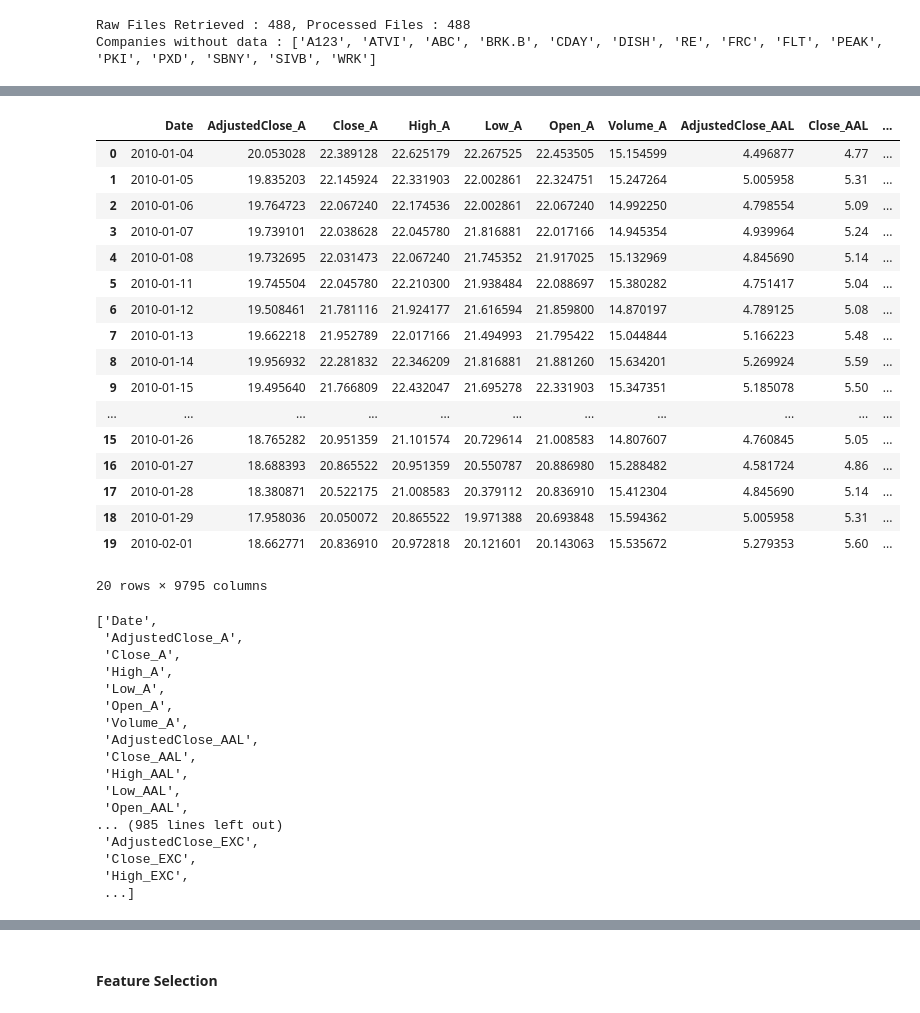
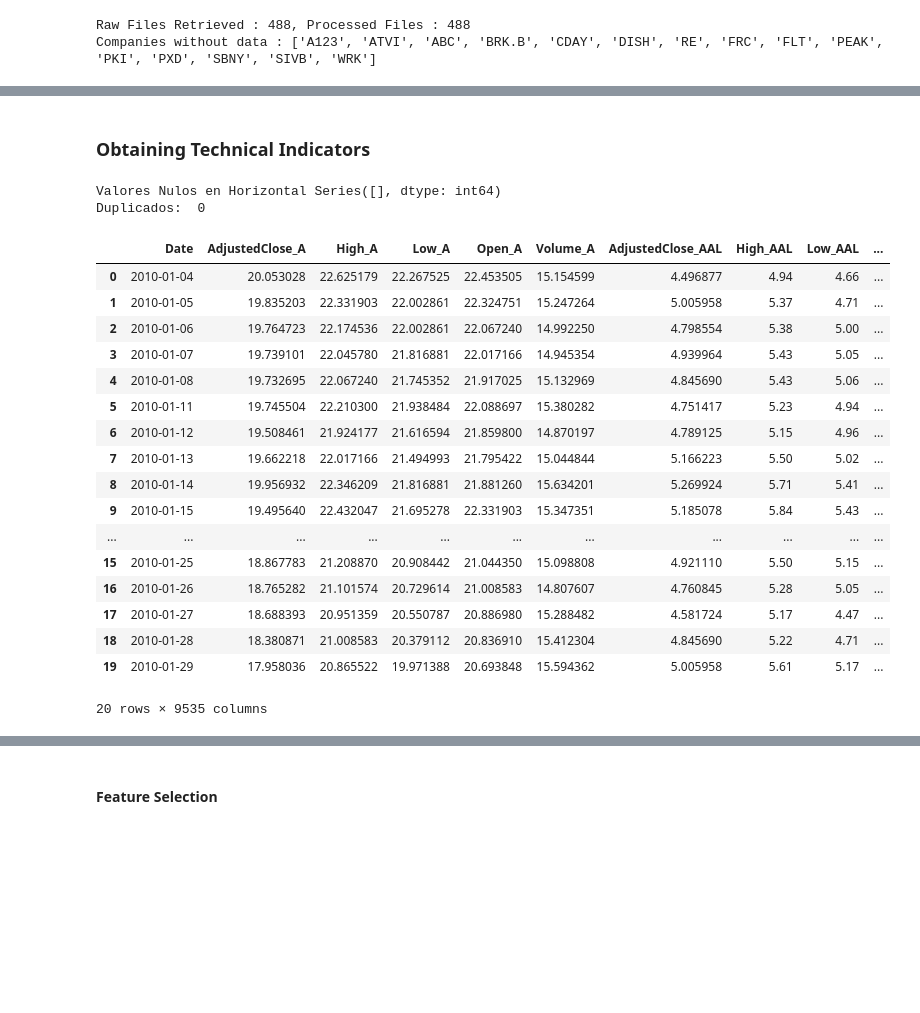
Before and after one commit to alfredofdlv/Proyect2_LABIACD, a Jupyter notebook: Notebook.ipynb, the cells around one changed output, grey strips where cells are left out. Cells and saved outputs as stored; diff of their text form; code cells hidden in the pictures; blank space fills up the shorter version.

```diff
--- a/Notebook.ipynb
+++ b/Notebook.ipynb
@@ -276,8 +195,7 @@ raw_data.to_csv(f"data/raw_2d_data.csv")
 # %%
 
-
-# raw_df=pd.read_csv('data/raw_2d_data.csv')
-# raw_data=raw_data.drop(columns=['Unnamed: 0'])
+raw_df=pd.read_csv('data/raw_2d_data.csv')
+raw_data=raw_df.drop(columns=['Unnamed: 0'])
 df = raw_data
 print('Size of Horizontal Structure',raw_data.shape)
 # %% [output]
@@ -329,57 +236,57 @@ Duplicados:  0
+# %% [markdown]
+### Obtaining Technical Indicators
 # %%
-
+reload(utils)
 
 df2=df.copy()
 
 df2['Date']=pd.to_datetime(df2['Date'],format="ISO8601")
 
-datos_tecnicos=join_technical_indicators(database=df2,axis=True)
+datos_tecnicos=join_technical_indicators(database=df2,folder = r"data/stocks",axis=True)
 
 df2 = pd.merge(df2, datos_tecnicos, on='Date', how='outer')
 df2 = df2.sort_values(by=[ 'Date']).reset_index(drop=True)
 
 df2['day']          = df2['Date'].dt.day.astype('float64')
 df2['month']        = df2['Date'].dt.month.astype('float64')
 df2['year']         = df2['Date'].dt.year.astype('float64')
 df2['day_of_week']  = df2['Date'].dt.dayofweek.astype('float64')
 
+
+# Filtrar y mostrar columnas con valores nulos en df2
+null_columns_df2 = df2.isnull().sum()
+print('Valores Nulos en Horizontal',null_columns_df2[null_columns_df2 > 0])
+
+print('Duplicados: ',df2.duplicated().sum())
+
+columnas_a_eliminar = [col for col in df2.columns if "Close_" in col and "AdjustedClose_" not in col]
+df2 = df2.drop(columns=columnas_a_eliminar)
 display(df2.head(20))
+
 
 train=df2[df2['Date']<'2024-01-01']
 test=df2[df2['Date']>='2024-01-01']
+
+train.to_csv('train.csv')
+test.to_csv('test.csv')
 # %% [output]
+Valores Nulos en Horizontal Series([], dtype: int64)
+Duplicados:  0
-|  | Date | AdjustedClose_A | Close_A | High_A | Low_A | Open_A | Volume_A | AdjustedClose_AAL | Close_AAL | ... |
-| 0 | 2010-01-04 | 20.053028 | 22.389128 | 22.625179 | 22.267525 | 22.453505 | 15.154599 | 4.496877 | 4.77 | ... |
-| 1 | 2010-01-05 | 19.835203 | 22.145924 | 22.331903 | 22.002861 | 22.324751 | 15.247264 | 5.005958 | 5.31 | ... |
-| 2 | 2010-01-06 | 19.764723 | 22.067240 | 22.174536 | 22.002861 | 22.067240 | 14.992250 | 4.798554 | 5.09 | ... |
-| 3 | 2010-01-07 | 19.739101 | 22.038628 | 22.045780 | 21.816881 | 22.017166 | 14.945354 | 4.939964 | 5.24 | ... |
-| 4 | 2010-01-08 | 19.732695 | 22.031473 | 22.067240 | 21.745352 | 21.917025 | 15.132969 | 4.845690 | 5.14 | ... |
-| 5 | 2010-01-11 | 19.745504 | 22.045780 | 22.210300 | 21.938484 | 22.088697 | 15.380282 | 4.751417 | 5.04 | ... |
-| 6 | 2010-01-12 | 19.508461 | 21.781116 | 21.924177 | 21.616594 | 21.859800 | 14.870197 | 4.789125 | 5.08 | ... |
-| 7 | 2010-01-13 | 19.662218 | 21.952789 | 22.017166 | 21.494993 | 21.795422 | 15.044844 | 5.166223 | 5.48 | ... |
-| 8 | 2010-01-14 | 19.956932 | 22.281832 | 22.346209 | 21.816881 | 21.881260 | 15.634201 | 5.269924 | 5.59 | ... |
-| 9 | 2010-01-15 | 19.495640 | 21.766809 | 22.432047 | 21.695278 | 22.331903 | 15.347351 | 5.185078 | 5.50 | ... |
+|  | Date | AdjustedClose_A | High_A | Low_A | Open_A | Volume_A | AdjustedClose_AAL | High_AAL | Low_AAL | ... |
+| 0 | 2010-01-04 | 20.053028 | 22.625179 | 22.267525 | 22.453505 | 15.154599 | 4.496877 | 4.94 | 4.66 | ... |
+| 1 | 2010-01-05 | 19.835203 | 22.331903 | 22.002861 | 22.324751 | 15.247264 | 5.005958 | 5.37 | 4.71 | ... |
+| 2 | 2010-01-06 | 19.764723 | 22.174536 | 22.002861 | 22.067240 | 14.992250 | 4.798554 | 5.38 | 5.00 | ... |
+| 3 | 2010-01-07 | 19.739101 | 22.045780 | 21.816881 | 22.017166 | 14.945354 | 4.939964 | 5.43 | 5.05 | ... |
+| 4 | 2010-01-08 | 19.732695 | 22.067240 | 21.745352 | 21.917025 | 15.132969 | 4.845690 | 5.43 | 5.06 | ... |
+| 5 | 2010-01-11 | 19.745504 | 22.210300 | 21.938484 | 22.088697 | 15.380282 | 4.751417 | 5.23 | 4.94 | ... |
+| 6 | 2010-01-12 | 19.508461 | 21.924177 | 21.616594 | 21.859800 | 14.870197 | 4.789125 | 5.15 | 4.96 | ... |
+| 7 | 2010-01-13 | 19.662218 | 22.017166 | 21.494993 | 21.795422 | 15.044844 | 5.166223 | 5.50 | 5.02 | ... |
+| 8 | 2010-01-14 | 19.956932 | 22.346209 | 21.816881 | 21.881260 | 15.634201 | 5.269924 | 5.71 | 5.41 | ... |
+| 9 | 2010-01-15 | 19.495640 | 22.432047 | 21.695278 | 22.331903 | 15.347351 | 5.185078 | 5.84 | 5.43 | ... |
 | ... | ... | ... | ... | ... | ... | ... | ... | ... | ... | ... |
-| 15 | 2010-01-26 | 18.765282 | 20.951359 | 21.101574 | 20.729614 | 21.008583 | 14.807607 | 4.760845 | 5.05 | ... |
-| 16 | 2010-01-27 | 18.688393 | 20.865522 | 20.951359 | 20.550787 | 20.886980 | 15.288482 | 4.581724 | 4.86 | ... |
-| 17 | 2010-01-28 | 18.380871 | 20.522175 | 21.008583 | 20.379112 | 20.836910 | 15.412304 | 4.845690 | 5.14 | ... |
-| 18 | 2010-01-29 | 17.958036 | 20.050072 | 20.865522 | 19.971388 | 20.693848 | 15.594362 | 5.005958 | 5.31 | ... |
-| 19 | 2010-02-01 | 18.662771 | 20.836910 | 20.972818 | 20.121601 | 20.143063 | 15.535672 | 5.279353 | 5.60 | ... |
+| 15 | 2010-01-25 | 18.867783 | 21.208870 | 20.908442 | 21.044350 | 15.098808 | 4.921110 | 5.50 | 5.15 | ... |
+| 16 | 2010-01-26 | 18.765282 | 21.101574 | 20.729614 | 21.008583 | 14.807607 | 4.760845 | 5.28 | 5.05 | ... |
+| 17 | 2010-01-27 | 18.688393 | 20.951359 | 20.550787 | 20.886980 | 15.288482 | 4.581724 | 5.17 | 4.47 | ... |
+| 18 | 2010-01-28 | 18.380871 | 21.008583 | 20.379112 | 20.836910 | 15.412304 | 4.845690 | 5.22 | 4.71 | ... |
+| 19 | 2010-01-29 | 17.958036 | 20.865522 | 19.971388 | 20.693848 | 15.594362 | 5.005958 | 5.61 | 5.17 | ... |
-20 rows × 9795 columns
-['Date',
- 'AdjustedClose_A',
- 'Close_A',
- 'High_A',
- 'Low_A',
- 'Open_A',
- 'Volume_A',
- 'AdjustedClose_AAL',
- 'Close_AAL',
- 'High_AAL',
- 'Low_AAL',
- 'Open_AAL',
-... (985 lines left out)
- 'AdjustedClose_EXC',
- 'Close_EXC',
- 'High_EXC',
- ...]
+20 rows × 9535 columns
```
Also changed, not shown: parts of 48 cells of this notebook, 17 other files.
